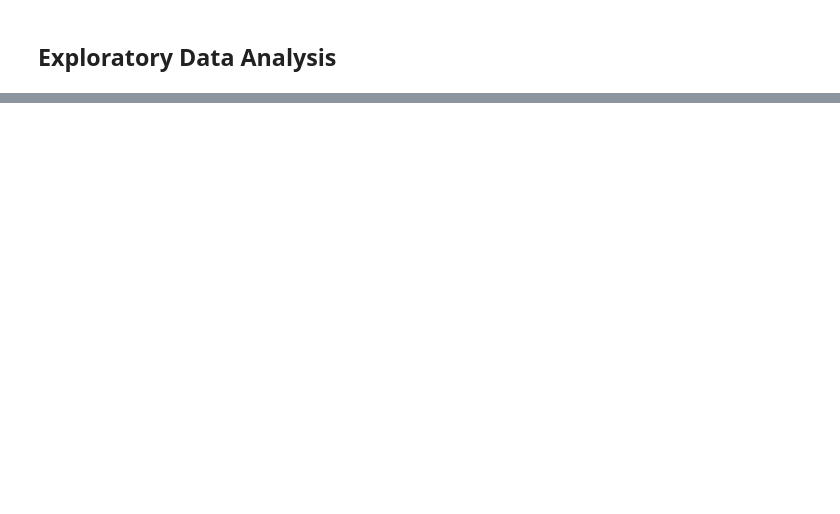
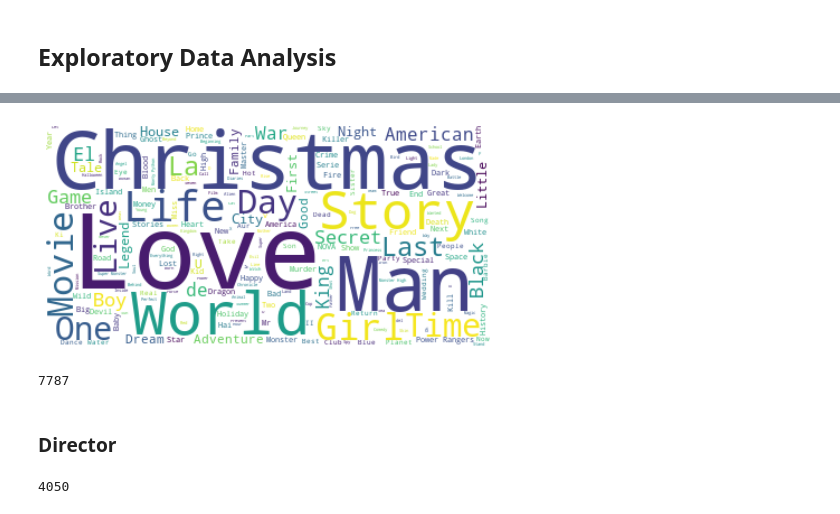
Before and after one commit to jatinsharma16/Capstone-Project-Unsupervised, a Jupyter notebook: Netflix_movie_and_TV_show_clustering.ipynb, the cells around one changed output, grey strips where cells are left out. Saved outputs shown, nothing was run; the diff lists cells and outputs as text; code cells hidden in the pictures; blank space fills up the shorter version.

```diff
--- a/Netflix_movie_and_TV_show_clustering.ipynb
+++ b/Netflix_movie_and_TV_show_clustering.ipynb
@@ -159,0 +189,25 @@ dtype: int64
+# %%
+# making a variable for all the column values
+df_word_cloud = df['title']
+# joining all the words to make a single string so that we can process the string
+text = " ".join(word for word in df_word_cloud)
+# Create a list of stopwords
+stopwords = set(STOPWORDS)
+# generating a wordcloud image using the wordcloud library
+wordcloud = WordCloud(stopwords=stopwords, background_color="white").generate(text)
+# Displaying the image
+plt.imshow(wordcloud, interpolation='bilinear')
+plt.axis("off")
+plt.show()
+# %% [output]
+[figure, added]
+# %%
+len(df['title'].unique())
+# %% [output]
+7787
+# %% [markdown]
+### Director
+# %%
+len(df['director'].unique())
+# %% [output]
+4050
```
Also changed, not shown: parts of 51 cells of this notebook.
